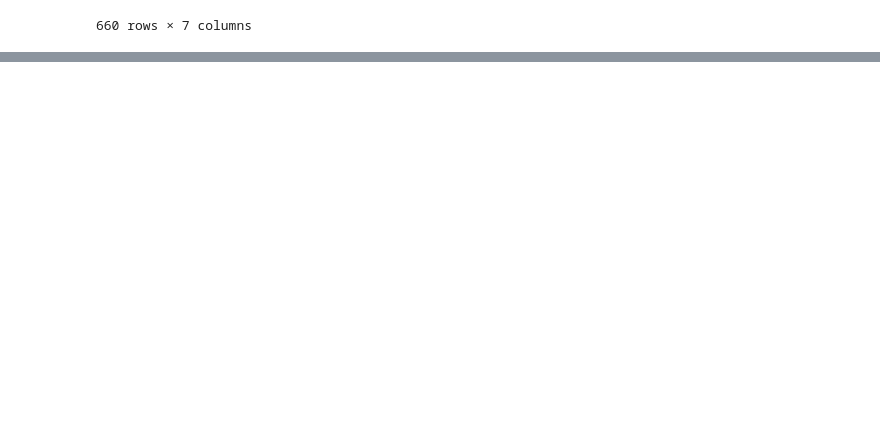
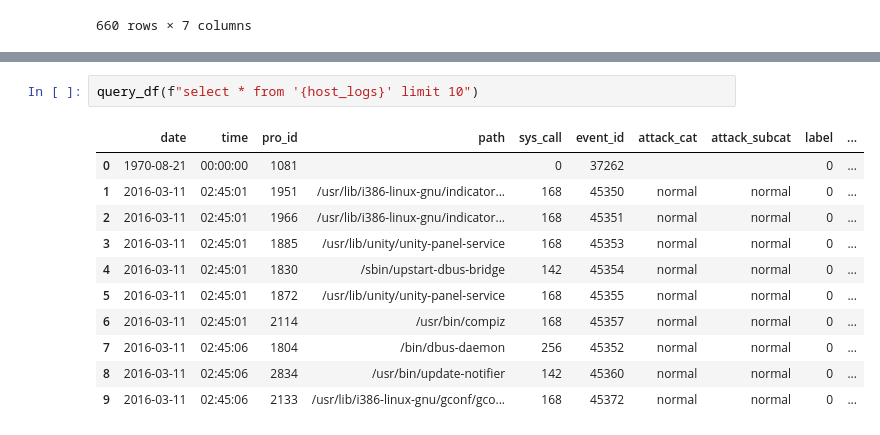
Before and after one commit to harrishdhaithya/anomaly-detection-xai, a Jupyter notebook: notebook/AnomalyDetection_initial.ipynb, the cells around one changed output, grey strips where cells are left out. Drawn from its saved outputs; the diff is of its cells as text; blank space fills up the shorter version.

```diff
--- a/notebook/AnomalyDetection_initial.ipynb
+++ b/notebook/AnomalyDetection_initial.ipynb
@@ -260,0 +957,14 @@ query_df(f"SELECT * FROM '{ground_truth}' WHERE  attack_cat='Exploits' and date=
+# %%
+query_df(f"select * from '{host_logs}' limit 10")
+# %% [output]
+|  | date | time | pro_id | path | sys_call | event_id | attack_cat | attack_subcat | label | ... |
+| 0 | 1970-08-21 | 00:00:00 | 1081 |  | 0 | 37262 |  |  | 0 | ... |
+| 1 | 2016-03-11 | 02:45:01 | 1951 | /usr/lib/i386-linux-gnu/indicator... | 168 | 45350 | normal | normal | 0 | ... |
+| 2 | 2016-03-11 | 02:45:01 | 1966 | /usr/lib/i386-linux-gnu/indicator... | 168 | 45351 | normal | normal | 0 | ... |
+| 3 | 2016-03-11 | 02:45:01 | 1885 | /usr/lib/unity/unity-panel-service | 168 | 45353 | normal | normal | 0 | ... |
+| 4 | 2016-03-11 | 02:45:01 | 1830 | /sbin/upstart-dbus-bridge | 142 | 45354 | normal | normal | 0 | ... |
+| 5 | 2016-03-11 | 02:45:01 | 1872 | /usr/lib/unity/unity-panel-service | 168 | 45355 | normal | normal | 0 | ... |
+| 6 | 2016-03-11 | 02:45:01 | 2114 | /usr/bin/compiz | 168 | 45357 | normal | normal | 0 | ... |
+| 7 | 2016-03-11 | 02:45:06 | 1804 | /bin/dbus-daemon | 256 | 45352 | normal | normal | 0 | ... |
+| 8 | 2016-03-11 | 02:45:06 | 2834 | /usr/bin/update-notifier | 142 | 45360 | normal | normal | 0 | ... |
+| 9 | 2016-03-11 | 02:45:06 | 2133 | /usr/lib/i386-linux-gnu/gconf/gco... | 168 | 45372 | normal | normal | 0 | ... |
```
Also changed, not shown: parts of 60 cells of this notebook, 21 other files.
